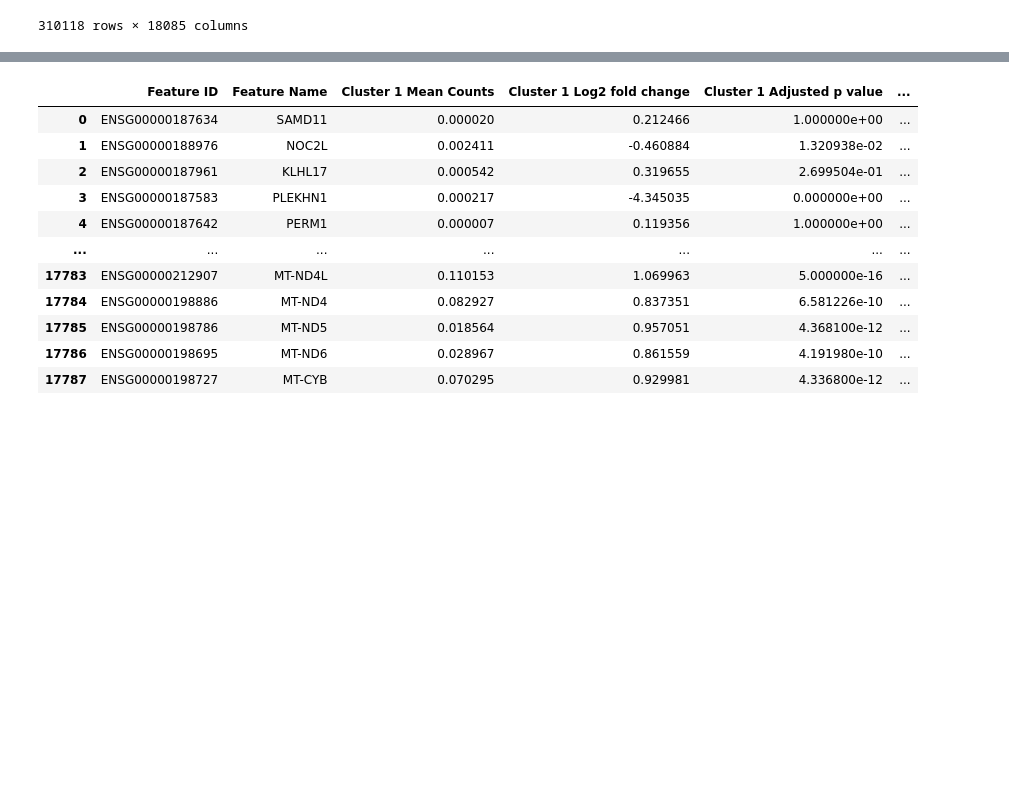
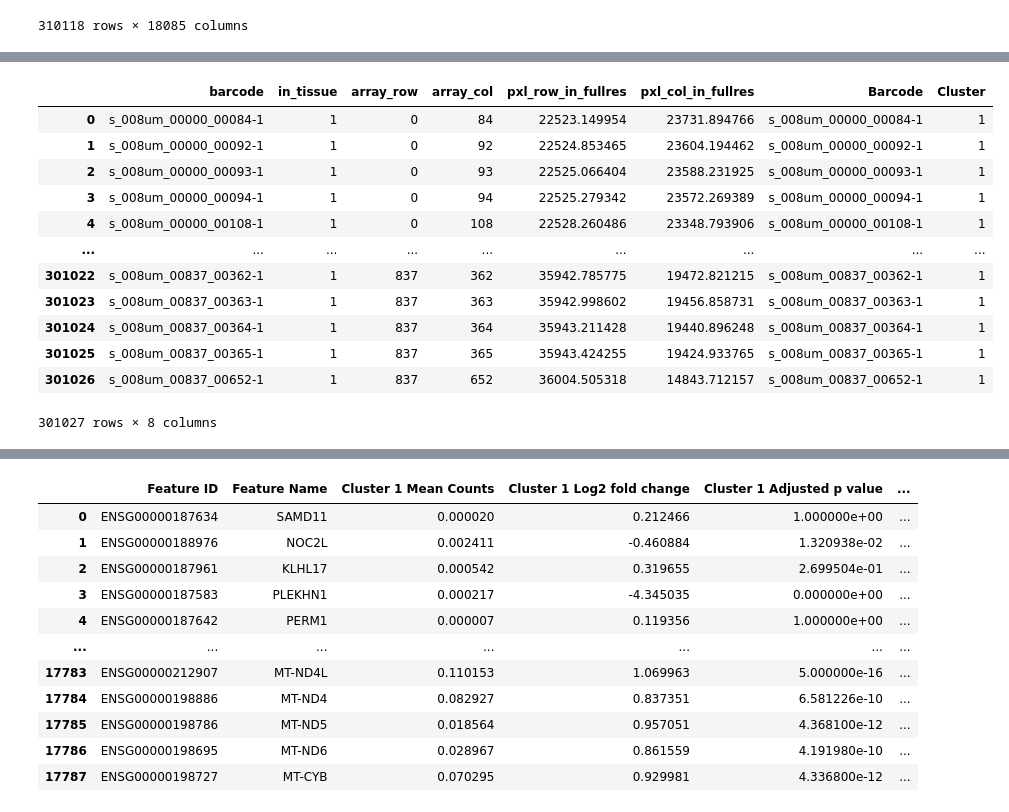
Before and after one commit to ScheWann/Biovis2025, a Jupyter notebook: Python/data_display.ipynb, the cells around one changed output, grey strips where cells are left out. Drawn from its saved outputs; the diff is of its cells as text; code cells hidden in the pictures; blank space fills up the shorter version.

```diff
--- a/Python/data_display.ipynb
+++ b/Python/data_display.ipynb
@@ -21,3 +21,8 @@ umi_counts
 | s_008um_00565_00244-1 | 0.0 | 0.0 | 0.0 | 0.0 | 0.0 | 0.0 | 0.0 | 0.0 | 0.0 | 0.0 | ... | ... |
 | s_008um_00373_00222-1 | 0.0 | 0.0 | 0.0 | 0.0 | 0.0 | 0.0 | 0.0 | 0.0 | 0.0 | 0.0 | ... | ... |
 310118 rows × 18085 columns
+# %%
+position_df = pd.read_parquet("../Data/square_008um/spatial/tissue_positions.parquet")
+
+position_df_filtered = position_df[position_df["in_tissue"] == 1]
+position_df_filtered
@@ -23,0 +43,19 @@ umi_counts
+# %%
+kmeans_8_df = pd.read_csv("../Data/square_008um/analysis/clustering/gene_expression_kmeans_8_clusters/clusters.csv")
+
+merged_df = pd.merge(position_df_filtered, kmeans_8_df, left_on="barcode", right_on="Barcode")
+merged_df
+# %% [output]
+|  | barcode | in_tissue | array_row | array_col | pxl_row_in_fullres | pxl_col_in_fullres | Barcode | Cluster |
+| 0 | s_008um_00000_00084-1 | 1 | 0 | 84 | 22523.149954 | 23731.894766 | s_008um_00000_00084-1 | 1 |
+| 1 | s_008um_00000_00092-1 | 1 | 0 | 92 | 22524.853465 | 23604.194462 | s_008um_00000_00092-1 | 1 |
+| 2 | s_008um_00000_00093-1 | 1 | 0 | 93 | 22525.066404 | 23588.231925 | s_008um_00000_00093-1 | 1 |
+| 3 | s_008um_00000_00094-1 | 1 | 0 | 94 | 22525.279342 | 23572.269389 | s_008um_00000_00094-1 | 1 |
+| 4 | s_008um_00000_00108-1 | 1 | 0 | 108 | 22528.260486 | 23348.793906 | s_008um_00000_00108-1 | 1 |
+| ... | ... | ... | ... | ... | ... | ... | ... | ... |
+| 301022 | s_008um_00837_00362-1 | 1 | 837 | 362 | 35942.785775 | 19472.821215 | s_008um_00837_00362-1 | 1 |
+| 301023 | s_008um_00837_00363-1 | 1 | 837 | 363 | 35942.998602 | 19456.858731 | s_008um_00837_00363-1 | 1 |
+| 301024 | s_008um_00837_00364-1 | 1 | 837 | 364 | 35943.211428 | 19440.896248 | s_008um_00837_00364-1 | 1 |
+| 301025 | s_008um_00837_00365-1 | 1 | 837 | 365 | 35943.424255 | 19424.933765 | s_008um_00837_00365-1 | 1 |
+| 301026 | s_008um_00837_00652-1 | 1 | 837 | 652 | 36004.505318 | 14843.712157 | s_008um_00837_00652-1 | 1 |
+301027 rows × 8 columns
```
Also changed, not shown: parts of 3 cells of this notebook, 6 other files.
